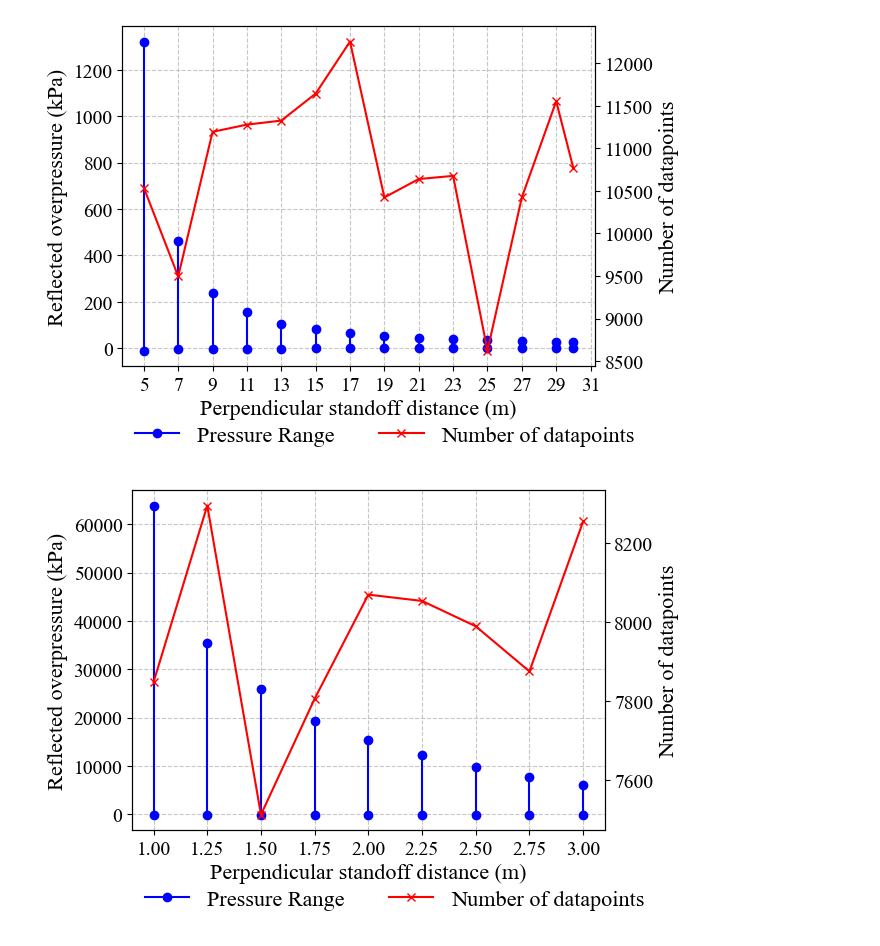
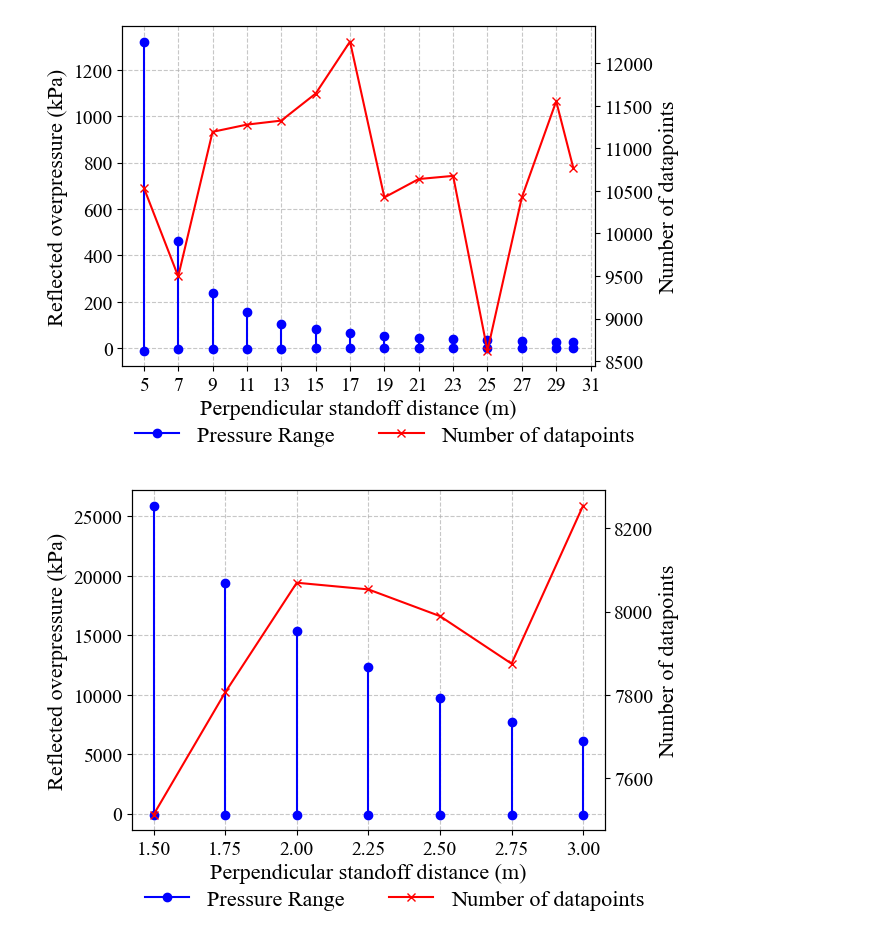
Before and after one commit to ChamodiWidanage/Pressure_history_2, a Jupyter notebook: RP_dataset_info.ipynb, the cells around one changed output. Saved outputs shown, nothing was run; the diff lists cells and outputs as text; code cells hidden in the pictures.

```diff
--- a/RP_dataset_info.ipynb
+++ b/RP_dataset_info.ipynb
@@ -14,7 +14,7 @@ input_dir2 =  [folder1 for folder1 in input_dir1.iterdir() if folder1.is_dir()]
 #print ("INPUT 2",input_dir2)
 # %%
 #Access input folder
-input_dir1a = Path ("G:/Chamodi/ViperBlast/RP_TH/Near_field_time_history_dataset")
+input_dir1a = Path ("H:/Chamodi/LSDYNA/Reflected_pressure/RP_near_field_datasets_reduced")
 #print ("INPUT 1",input_dir1)
 
 #Access folders inside input folder
@@ -66,7 +66,7 @@ for folder1a in input_dir2a: # folder1-1.00m
         "Number of datapoints": total_datapoints
     })
 
-for folder1 in input_dir2: # folder1-RP_curves_fr5m
+'''for folder1 in input_dir2: # folder1-RP_curves_fr5m
 
     SD = int(folder1.name[-3:-1])
 
@@ -102,7 +102,7 @@ for folder1 in input_dir2: # folder1-RP_curves_fr5m
         "Max pressure": max_pressure,
         "Min pressure": min_pressure,
         "Number of datapoints": total_datapoints
-    })
+    })'''
 
 # Create a DataFrame with the collected results
 results_df = pd.DataFrame(results)
@@ -191,7 +184,7 @@ import matplotlib.pyplot as plt
 from matplotlib.ticker import MaxNLocator
 
 # Filter the DataFrame to include only rows with Standoff distance >= 3
-filtered_df2 = results_df[results_df['Standoff distance'] < 5]
+filtered_df2 = results_df[results_df['Standoff distance'] >= 1.5]
 
 # Set global font to Times New Roman
 plt.rcParams['font.family'] = 'serif'
@@ -210,39 +203,39 @@ for _, row in filtered_df2.iterrows():
 ax1.set_xlabel('Perpendicular standoff distance (m)')
 ax1.set_ylabel('Reflected overpressure (kPa)')
 ax1.tick_params(axis='both', labelsize=14)
-ax1.set_xticks([1, 1.25, 1.5, 1.75, 2, 2.25, 2.5, 2.75, 3])
+ax1.set_xticks([1.5, 1.75, 2, 2.25, 2.5, 2.75, 3])
 
 
 # Create a secondary y-axis for the number of data points
 ax2 = ax1.twinx()
 ax2.plot(filtered_df2['Standoff distance'], filtered_df2['Number of datapoints'],
          color='red', marker='x', label='Number of datapoints')
 ax2.set_ylabel('Number of datapoints')
 ax2.tick_params(axis='y', labelsize=14)
-ax2.set_xticks([1, 1.25, 1.5, 1.75, 2, 2.25, 2.5, 2.75, 3])
+ax2.set_xticks([1.5, 1.75, 2, 2.25, 2.5, 2.75, 3])
 
 
 # Add grid lines
 ax1.grid(True, linestyle='--', alpha=0.7)
 
 # Combine legend handles and labels from both axes
 handles, labels = ax1.get_legend_handles_labels()
 handles2, labels2 = ax2.get_legend_handles_labels()
 handles += handles2
 labels += labels2
 
 # Add legend outside the plot with two columns
 fig.legend(handles, labels, loc='lower center', bbox_to_anchor=(0.5, 0), ncol=2, fontsize=16, frameon=False)
 
 # Title and layout adjustments
 # plt.title('Pressure Range and Number of Datapoints vs. Standoff Distance')
 fig.subplots_adjust(bottom=0.2, right = 0.8)
 
 # Save the plot as an image
-plt.savefig('RP_nearfield_dataset_info.png', dpi=200, facecolor='white')
+plt.savefig('RP_nearfield_dataset_info2.png', dpi=200, facecolor='white')
 
 
 # Show the plot
 #plt.show()
 # %% [output]
-[figure, old version]
+[figure, new version]
```
Also changed, not shown: parts of 1 cell of this notebook, 3 other files.
